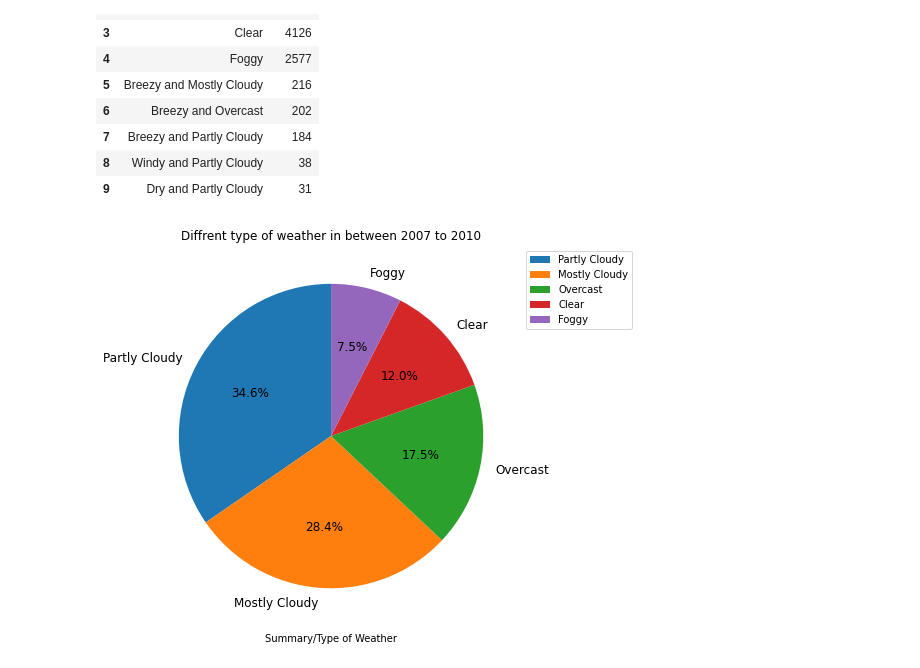
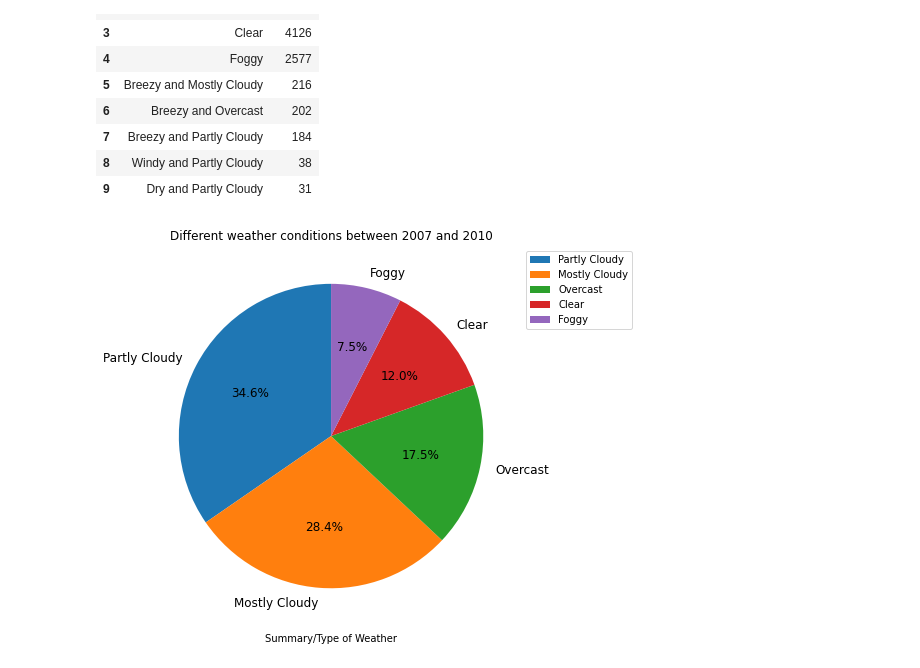
Before and after one commit to ss22afk/ASD_Assignment, a Jupyter notebook: asd_Assignment.ipynb, the cells around one changed output. Saved outputs shown, nothing was run; the diff lists cells and outputs as text; code cells hidden in the pictures.

```diff
--- a/asd_Assignment.ipynb
+++ b/asd_Assignment.ipynb
@@ -154,11 +154,12 @@ count_weather_Type.head(10)
 | 8 | Windy and Partly Cloudy | 38 |
 | 9 | Dry and Partly Cloudy | 31 |
 # %%
+# ploting a value in pie chart
 plt.figure(figsize=(7,7)).set_facecolor('white')
 plt.pie(count_weather_Type['Count'].head(5), labels=count_weather_Type['Type of Weather'].head(5), startangle=90, autopct='%1.1f%%', textprops={'fontweight':'normal','fontsize': 12,})
 plt.legend(loc = 2,bbox_to_anchor=(1, 0, 0.4, 1))
-plt.title('Diffrent type of weather in between 2007 to 2010')
+plt.title('Different weather conditions between 2007 and 2010')
 plt.xlabel('Summary/Type of Weather')
 plt.show()
 # %% [output]
-[figure, old version]
+[figure, new version]
```
Also changed, not shown: parts of 19 cells of this notebook.
